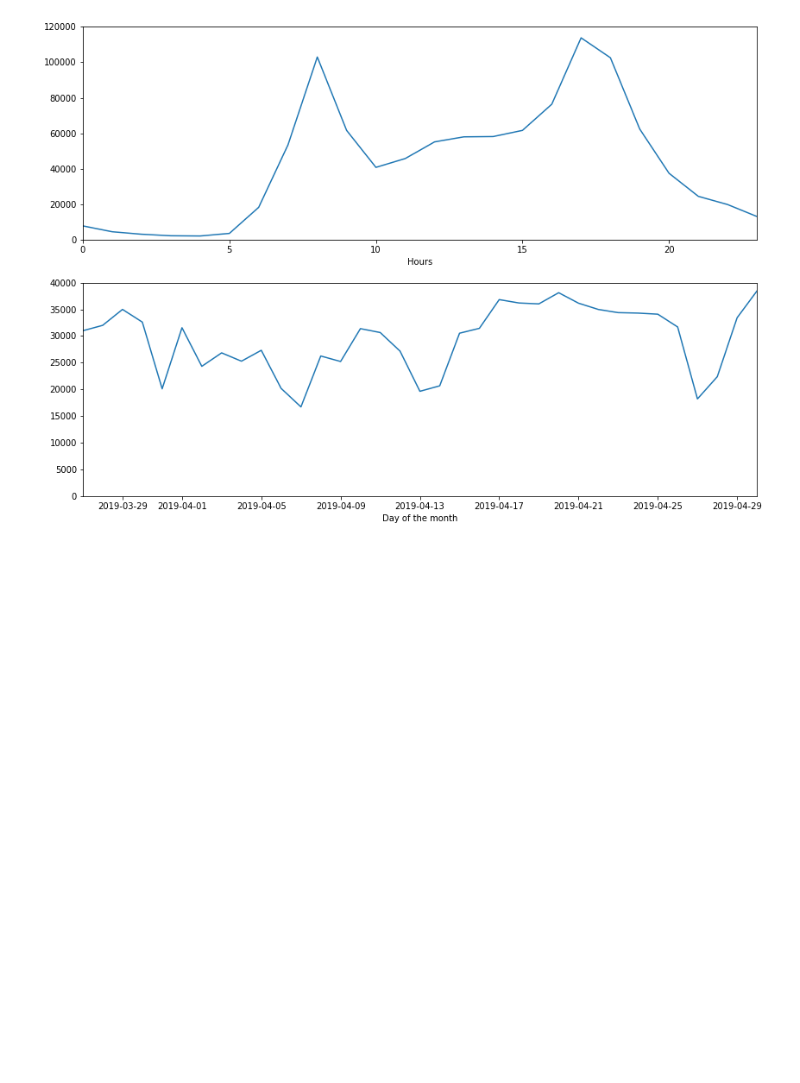
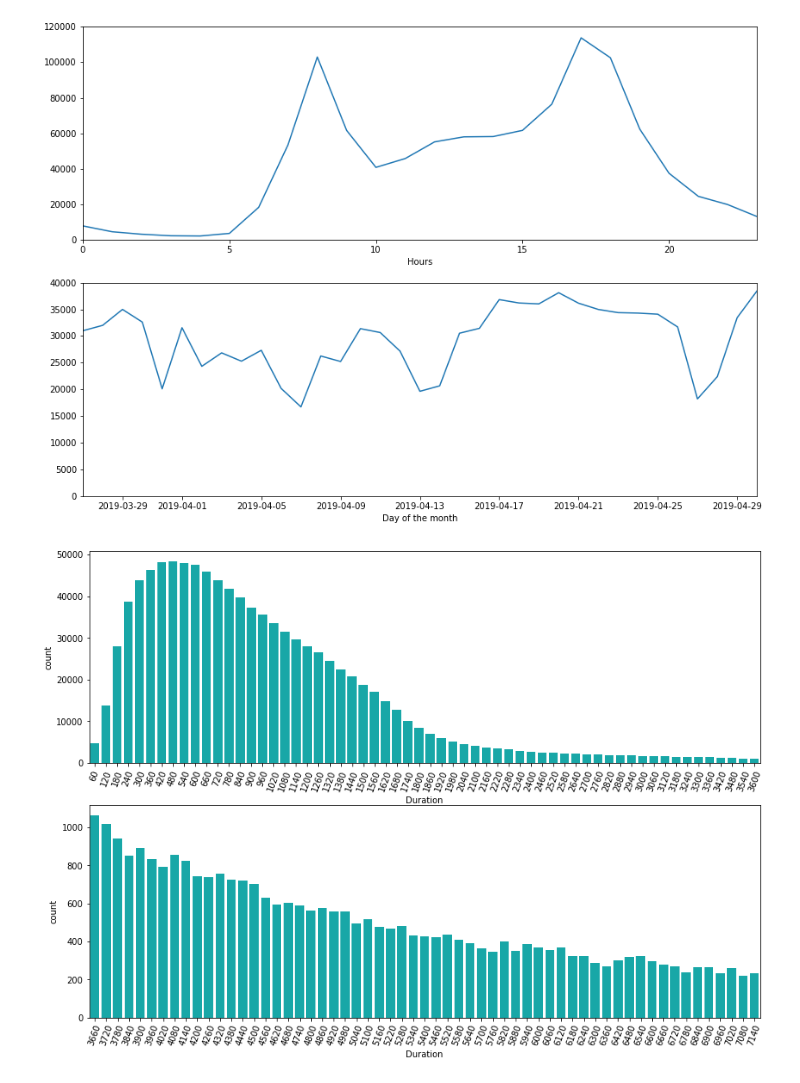
Before and after one commit to GeoffroyS/London-bikes-analysis, a Jupyter notebook: bikes_analysis.ipynb, the cells around one changed output. Drawn from its saved outputs; the diff is of its cells as text; code cells hidden in the pictures; blank space fills up the shorter version.

```diff
--- a/bikes_analysis.ipynb
+++ b/bikes_analysis.ipynb
@@ -74,3 +62,21 @@ print(final_df.iloc[0,])
+# %%
+fig, (ax1, ax2) = plt.subplots(nrows=2, figsize=(14,10))
+
+sns.countplot(data = april_bikes_df[april_bikes_df['Duration'] <= 3600],
+              x = 'Duration',
+              ax = ax1,
+              color = 'c')
+
+sns.countplot(data = april_bikes_df[(april_bikes_df['Duration'] > 3600) & (april_bikes_df['Duration'] < 7200)],
+              x = 'Duration',
+              ax = ax2,
+              color = 'c')
+
+ax1.set_xticklabels(ax1.get_xticklabels(), rotation=70)
+ax2.set_xticklabels(ax2.get_xticklabels(), rotation=70)
+plt.show()
+# %% [output]
+[figure, added]
 # %%
 print(final_df['Duration'].mean())
 print(final_df['Duration'].median())
```
Also changed, not shown: parts of 3 cells of this notebook.
